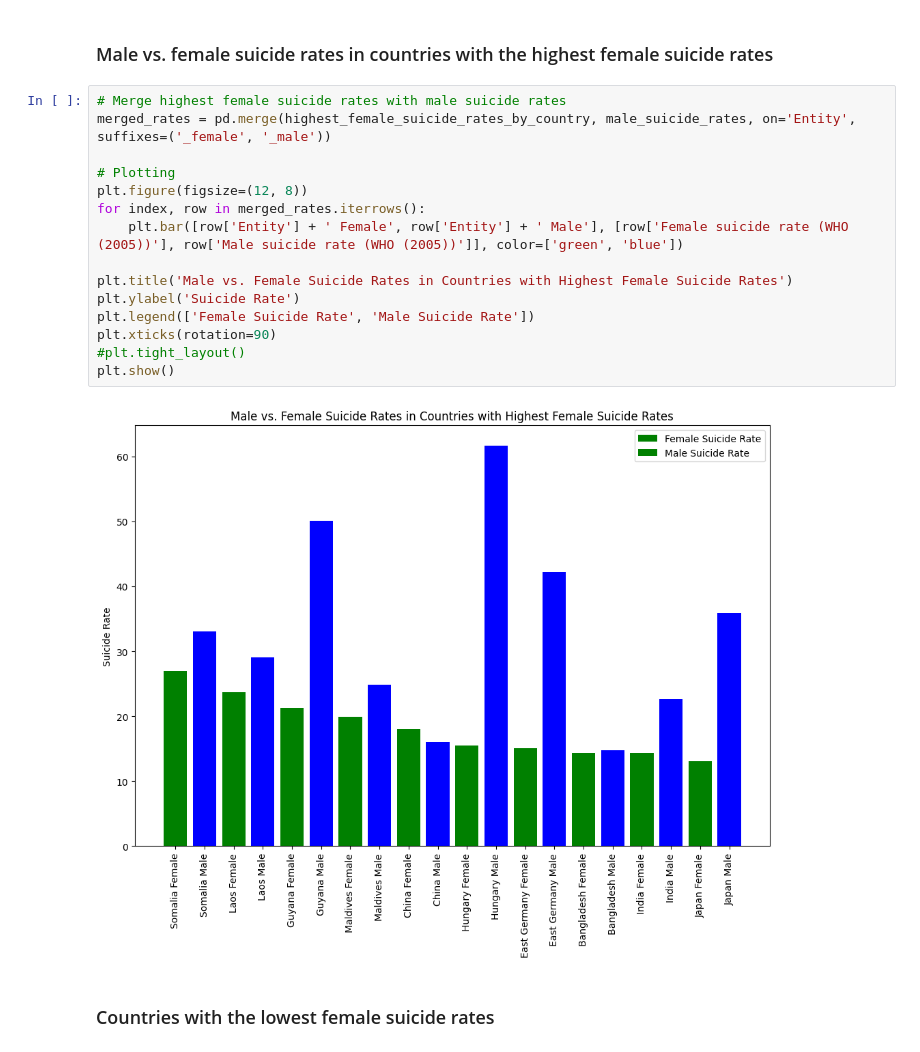
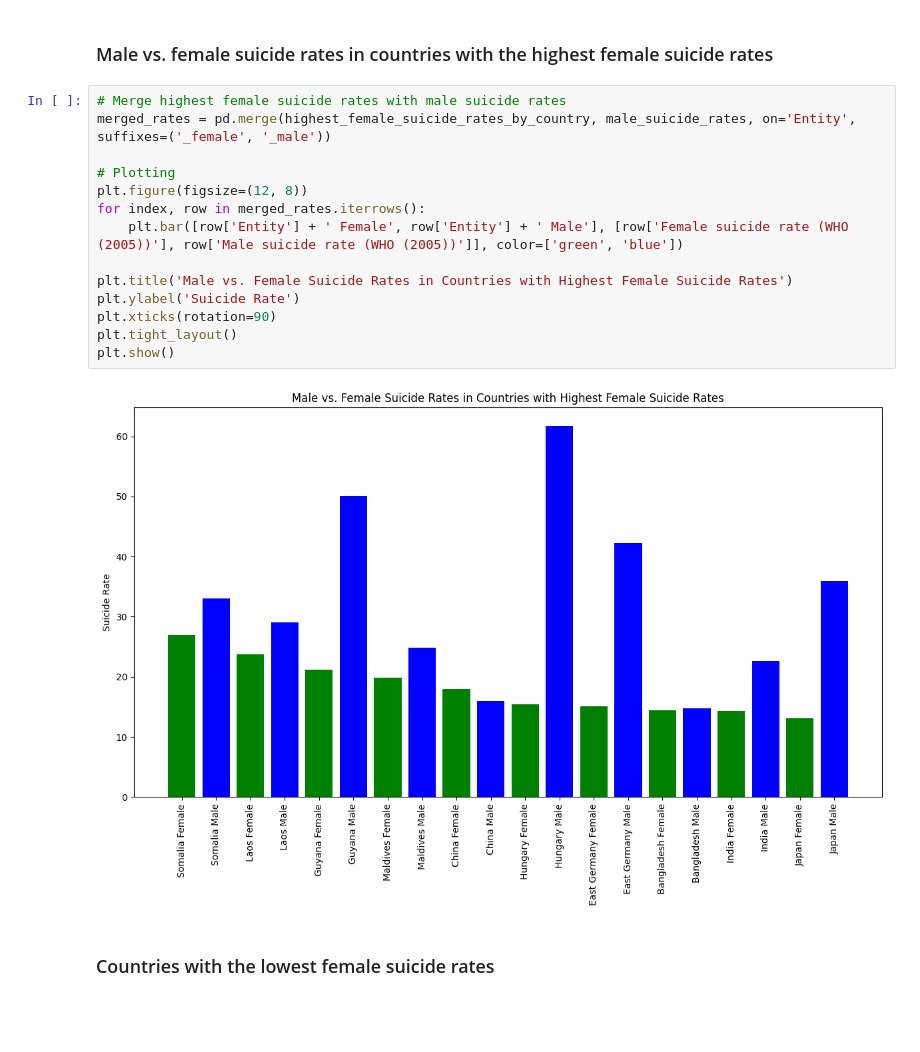
Before and after one commit to NazraJN/Suicide_rates, a Jupyter notebook: Suicide_rates_analysis.ipynb, the cells around one changed output. Saved outputs shown, nothing was run; the diff lists cells and outputs as text; blank space fills up the shorter version.

```diff
--- a/Suicide_rates_analysis.ipynb
+++ b/Suicide_rates_analysis.ipynb
@@ -249,20 +240,19 @@ print(highest_female_suicide_rates_by_country)
 # %%
 # Merge highest female suicide rates with male suicide rates
 merged_rates = pd.merge(highest_female_suicide_rates_by_country, male_suicide_rates, on='Entity', suffixes=('_female', '_male'))
 
 # Plotting
 plt.figure(figsize=(12, 8))
 for index, row in merged_rates.iterrows():
     plt.bar([row['Entity'] + ' Female', row['Entity'] + ' Male'], [row['Female suicide rate (WHO (2005))'], row['Male suicide rate (WHO (2005))']], color=['green', 'blue'])
 
 plt.title('Male vs. Female Suicide Rates in Countries with Highest Female Suicide Rates')
 plt.ylabel('Suicide Rate')
-plt.legend(['Female Suicide Rate', 'Male Suicide Rate'])
 plt.xticks(rotation=90)
-#plt.tight_layout()
+plt.tight_layout()
 plt.show()
 # %% [output]
-[figure, old version]
+[figure, new version]
 # %% [markdown]
 ### Countries with the lowest female suicide rates
 # %%
```
Also changed, not shown: parts of 19 cells of this notebook.
